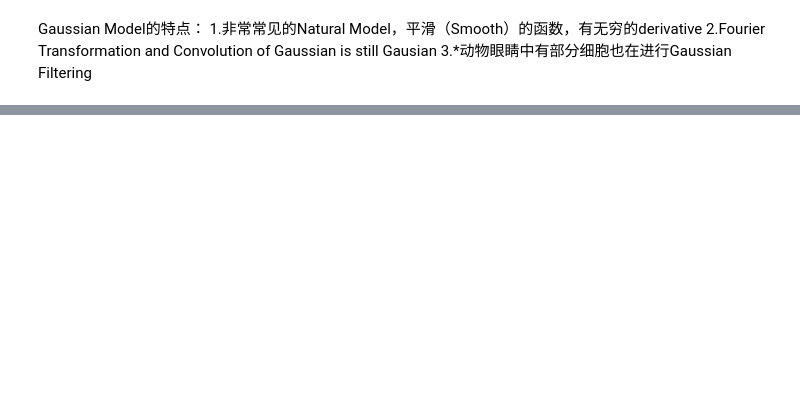
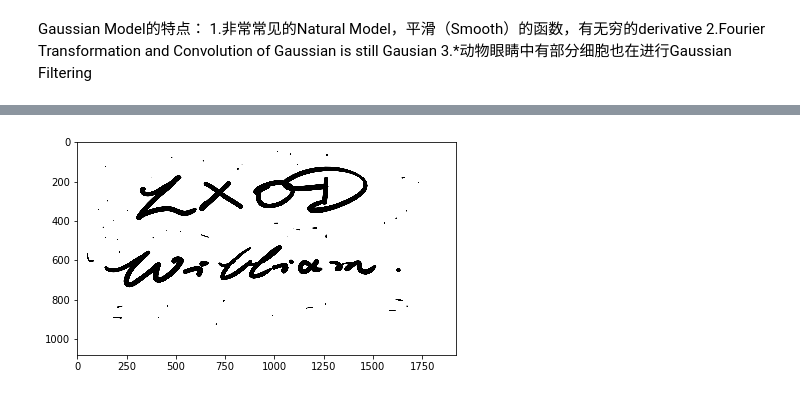
Before and after one commit to williamjiamin/Computer_Vision, a Jupyter notebook: 【乐学偶得出品】【ComputerVision】【Filter】.ipynb, the cells around one changed output, grey strips where cells are left out. Cells and saved outputs as stored; diff of their text form; code cells hidden in the pictures; blank space fills up the shorter version.

```diff
--- a/【乐学偶得出品】【ComputerVision】【Filter】.ipynb
+++ b/【乐学偶得出品】【ComputerVision】【Filter】.ipynb
@@ -251,0 +299,5 @@ Gaussian Model的特点：
+# %%
+io.imshow(img_grayscale)
+io.show()
+# %% [output]
+[figure, added]
```
Also changed, not shown: parts of 18 cells of this notebook, 1 other file.
